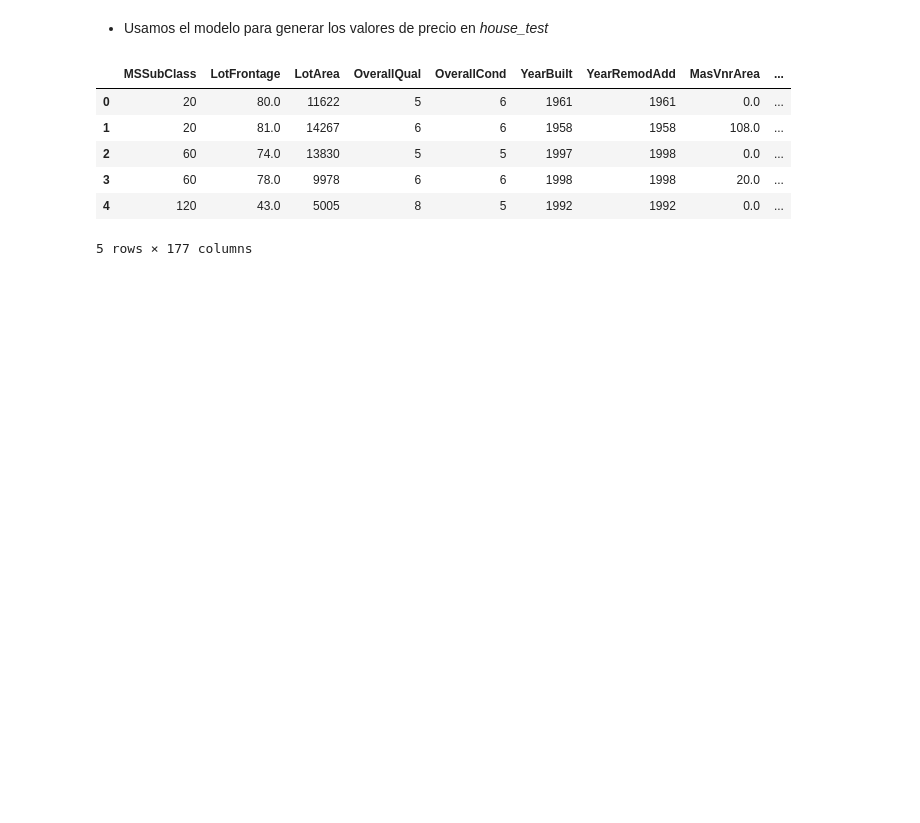
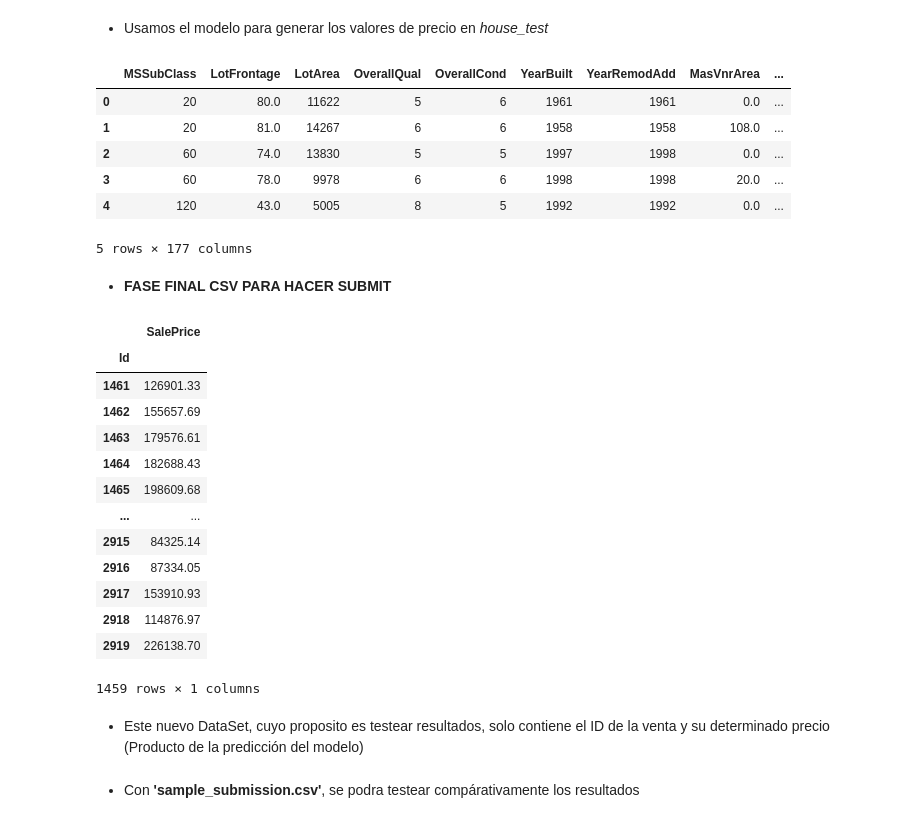
Before and after one commit to anfefuro/Hackathon, a Jupyter notebook: house.ipynb, the cells around one changed output. Saved outputs shown, nothing was run; the diff lists cells and outputs as text; code cells hidden in the pictures; blank space fills up the shorter version.

Commit message:
+ sample_submission.csv

```diff
--- a/house.ipynb
+++ b/house.ipynb
@@ -348,3 +359,5 @@ See the caveats in the documentation: https://pandas.pydata.org/pandas-docs/stab
+# %%
+df_test['SalePrice'] = round(df_test['SalePrice'], 2)
 # %% [markdown]
 * Usamos el modelo para generar los valores de precio en *house_test*
 # %%
@@ -357,3 +370,30 @@ df_test.head()
 | 3 | 60 | 78.0 | 9978 | 6 | 6 | 1998 | 1998 | 20.0 | ... |
 | 4 | 120 | 43.0 | 5005 | 8 | 5 | 1992 | 1992 | 0.0 | ... |
 5 rows × 177 columns
+# %% [markdown]
+* **FASE FINAL CSV PARA HACER SUBMIT**
+# %%
+submit_df = pd.read_csv('Housing Dreams/houses_test_raw.csv')
+# %%
+submit_df['SalePrice'] = df_test['SalePrice']
+# %%
+submit_df = submit_df[['Id', 'SalePrice']]
+# %%
+submit_df.set_index('Id')
+# %% [output]
+|  | SalePrice |
+| Id |  |
+| 1461 | 126901.33 |
+| 1462 | 155657.69 |
+| 1463 | 179576.61 |
+| 1464 | 182688.43 |
+| 1465 | 198609.68 |
+| ... | ... |
+| 2915 | 84325.14 |
+| 2916 | 87334.05 |
+| 2917 | 153910.93 |
+| 2918 | 114876.97 |
+| 2919 | 226138.70 |
+1459 rows × 1 columns
+# %% [markdown]
+* Este nuevo DataSet, cuyo proposito es testear resultados, solo contiene el ID de la venta y su determinado precio (Producto de la predicción del modelo)
@@ -359,0 +402,2 @@ df_test.head()
+# %% [markdown]
+* Con **'sample_submission.csv'**, se podra testear compárativamente los resultados
```
Also changed, not shown: parts of 13 cells of this notebook, 1 other file.
